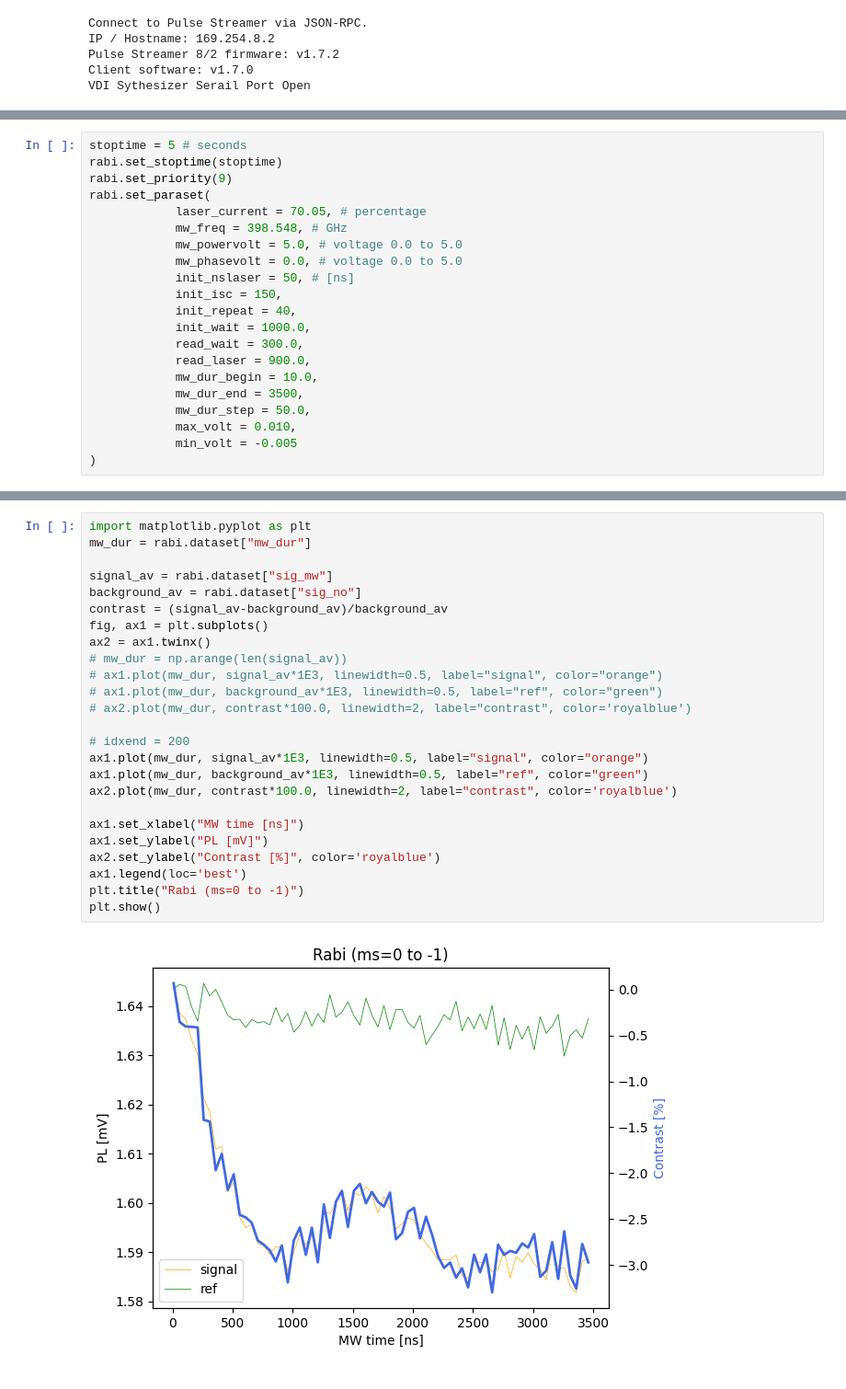
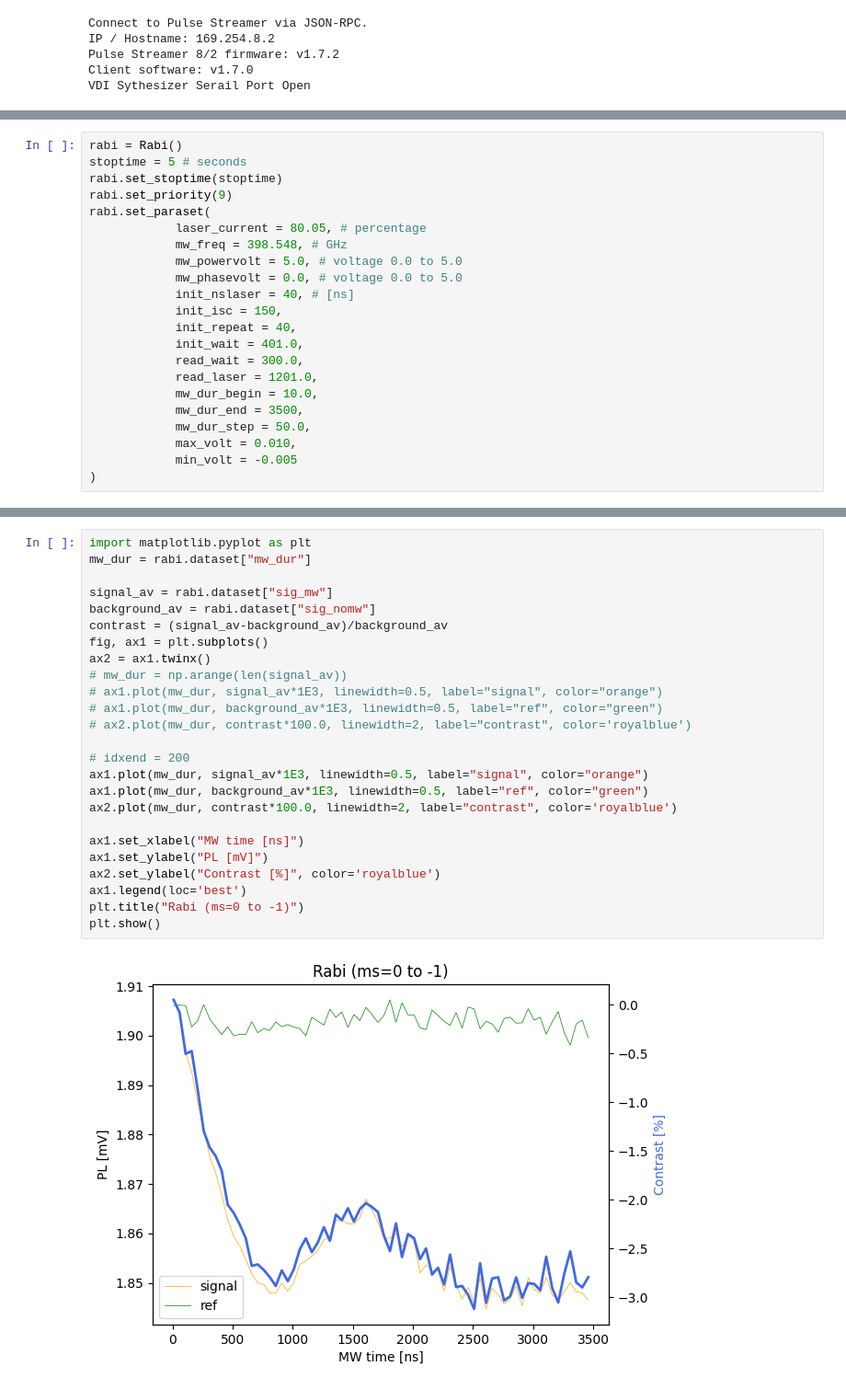
Before and after one commit to cct1123/diamondgui, a Jupyter notebook: measurement/test_magneticresonance.ipynb, the cells around one changed output, grey strips where cells are left out. Shown at 92% size. Drawn from its saved outputs; the diff is of its cells as text.

```diff
--- a/measurement/test_magneticresonance.ipynb
+++ b/measurement/test_magneticresonance.ipynb
@@ -156,18 +136,19 @@ rabi = Rabi()
 # %%
+rabi = Rabi()
 stoptime = 5 # seconds
 rabi.set_stoptime(stoptime)
 rabi.set_priority(9)
 rabi.set_paraset(
-            laser_current = 70.05, # percentage
+            laser_current = 80.05, # percentage
             mw_freq = 398.548, # GHz
             mw_powervolt = 5.0, # voltage 0.0 to 5.0
             mw_phasevolt = 0.0, # voltage 0.0 to 5.0
-            init_nslaser = 50, # [ns]
+            init_nslaser = 40, # [ns]
             init_isc = 150,
             init_repeat = 40,
-            init_wait = 1000.0,
+            init_wait = 401.0,
             read_wait = 300.0,
-            read_laser = 900.0,
+            read_laser = 1201.0,
             mw_dur_begin = 10.0,
             mw_dur_end = 3500,
             mw_dur_step = 50.0,
@@ -188,27 +168,27 @@ time.sleep(stoptime/2)
 # %%
 import matplotlib.pyplot as plt
 mw_dur = rabi.dataset["mw_dur"]
 
 signal_av = rabi.dataset["sig_mw"]
-background_av = rabi.dataset["sig_no"]
+background_av = rabi.dataset["sig_nomw"]
 contrast = (signal_av-background_av)/background_av
 fig, ax1 = plt.subplots()
 ax2 = ax1.twinx()
 # mw_dur = np.arange(len(signal_av))
 # ax1.plot(mw_dur, signal_av*1E3, linewidth=0.5, label="signal", color="orange")
 # ax1.plot(mw_dur, background_av*1E3, linewidth=0.5, label="ref", color="green")
 # ax2.plot(mw_dur, contrast*100.0, linewidth=2, label="contrast", color='royalblue')
 
 # idxend = 200
 ax1.plot(mw_dur, signal_av*1E3, linewidth=0.5, label="signal", color="orange")
 ax1.plot(mw_dur, background_av*1E3, linewidth=0.5, label="ref", color="green")
 ax2.plot(mw_dur, contrast*100.0, linewidth=2, label="contrast", color='royalblue')
 
 ax1.set_xlabel("MW time [ns]")
 ax1.set_ylabel("PL [mV]")
 ax2.set_ylabel("Contrast [%]", color='royalblue')
 ax1.legend(loc='best')
 plt.title("Rabi (ms=0 to -1)")
 plt.show()
 # %% [output]
-[figure, old version]
+[figure, new version]
```
Also changed, not shown: parts of 9 cells of this notebook, 7 other files.
